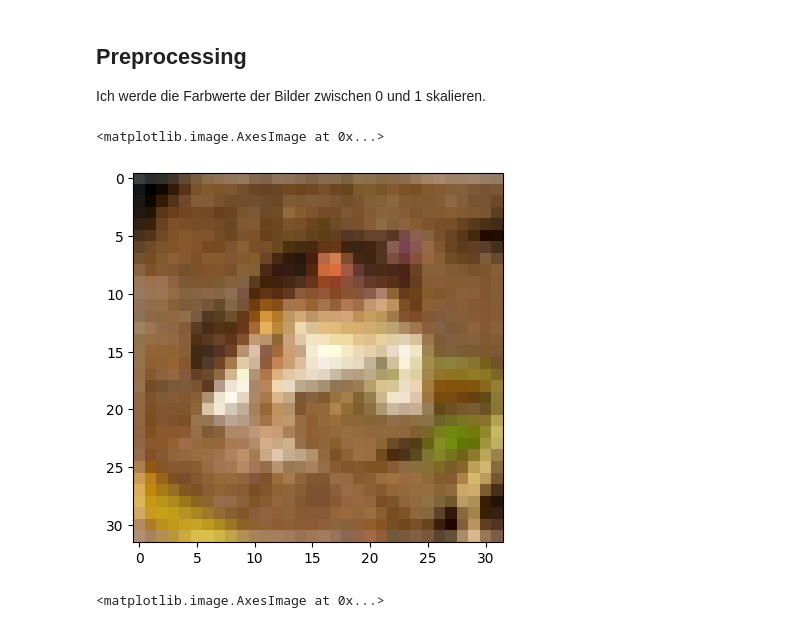
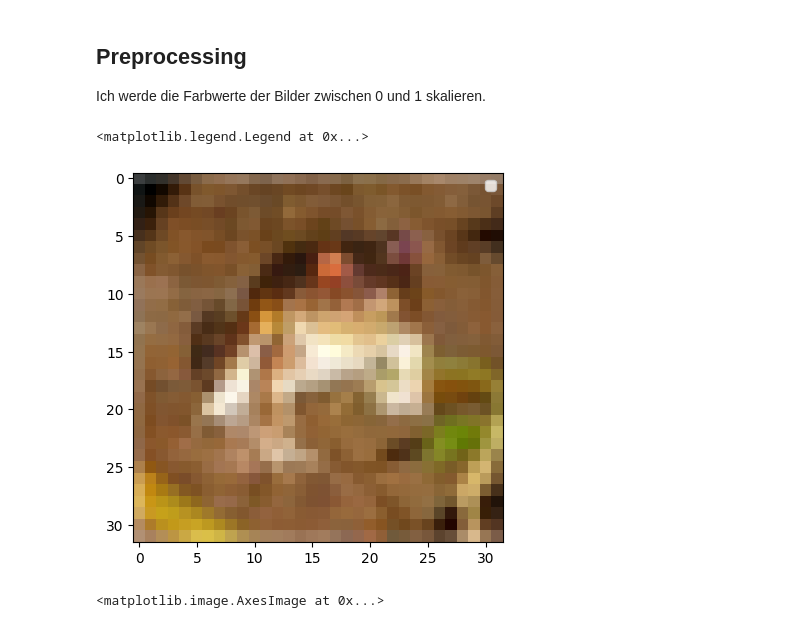
Before and after one commit to staldenhoefler/del, a Jupyter notebook: MC1/MC1.ipynb, the cells around one changed output. Drawn from its saved outputs; the diff is of its cells as text; code cells hidden in the pictures.

```diff
--- a/MC1/MC1.ipynb
+++ b/MC1/MC1.ipynb
@@ -94,9 +108,10 @@ plt.show()
 Ich werde die Farbwerte der Bilder zwischen 0 und 1 skalieren.
 # %%
 plt.imshow(training_data.data[0])
+plt.legend()
 # %% [output]
-<matplotlib.image.AxesImage at 0x...>
+<matplotlib.legend.Legend at 0x...>
-[figure, old version]
+[figure, new version]
 # %%
 #training_data.data = training_data.data / 255
 # %%
```
Also changed, not shown: parts of 27 cells of this notebook, 1 other file.
